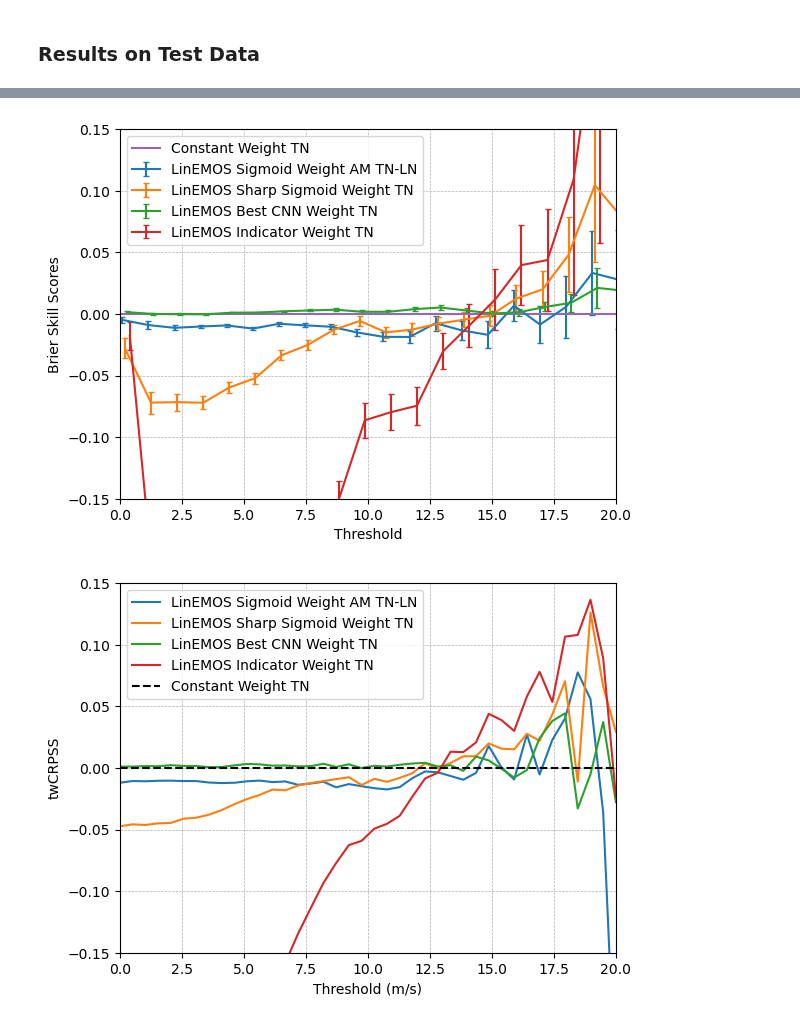
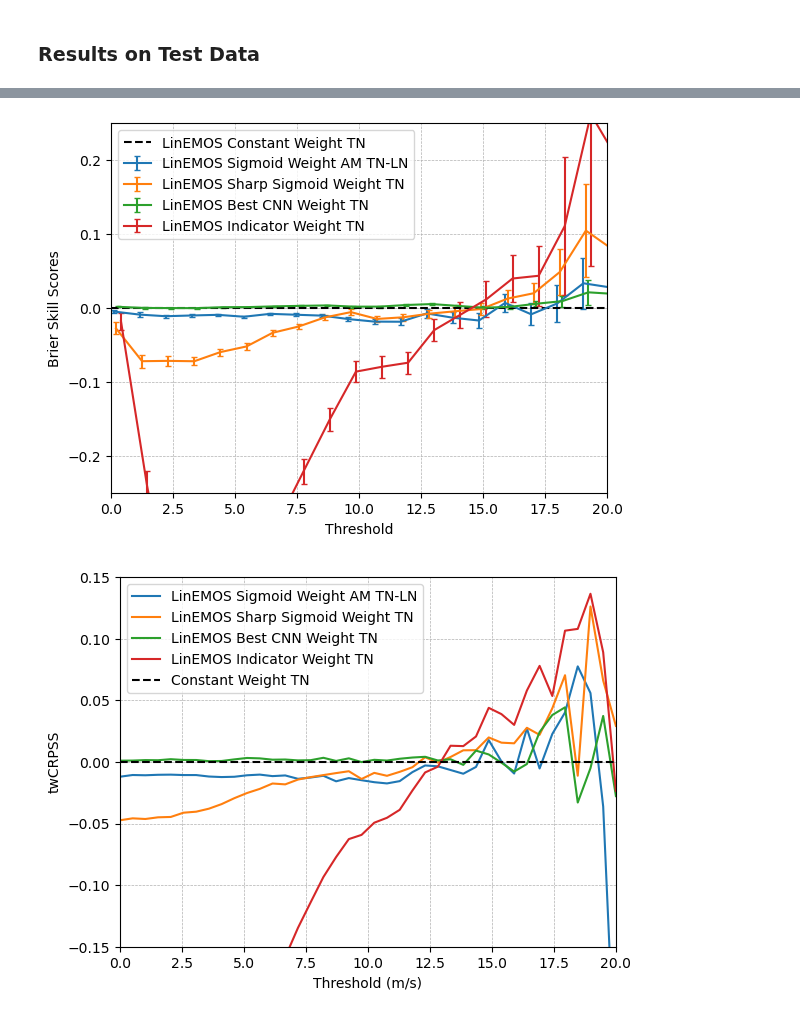
Before and after one commit to SimonHakvoort/thesiscode, a Jupyter notebook: src/visualization/experiments_figures.ipynb, the cells around one changed output, grey strips where cells are left out. Cells and saved outputs as stored; diff of their text form; code cells hidden in the pictures.

Commit message:
Added a few more figures

```diff
--- a/src/visualization/experiments_figures.ipynb
+++ b/src/visualization/experiments_figures.ipynb
@@ -735,9 +722,9 @@ make_brier_skill_plot(climatology, all_linear_models_fold0, test_data0, values,
 # %%
 values = np.linspace(0,20,20)
-ylim = [-0.15,0.15]
-make_bootstrap_brier(constant_weight_tn, all_linear_models_without_constant_weight0, test_data0, values,  ylim=ylim, name_base_model='Constant Weight TN', bootstrap_size=10000)
+ylim = [-0.25, 0.25]
+make_bootstrap_brier(constant_weight_tn, all_linear_models_without_constant_weight0, test_data0, values,  ylim=ylim, name_base_model='LinEMOS Constant Weight TN', bootstrap_size=10000)
 # %% [output]
-[figure, old version]
+[figure, new version]
 # %%
 values = np.linspace(0,20,40)
 ylim = [-0.15,0.15]
```
Also changed, not shown: parts of 17 cells of this notebook, 3 other files.
